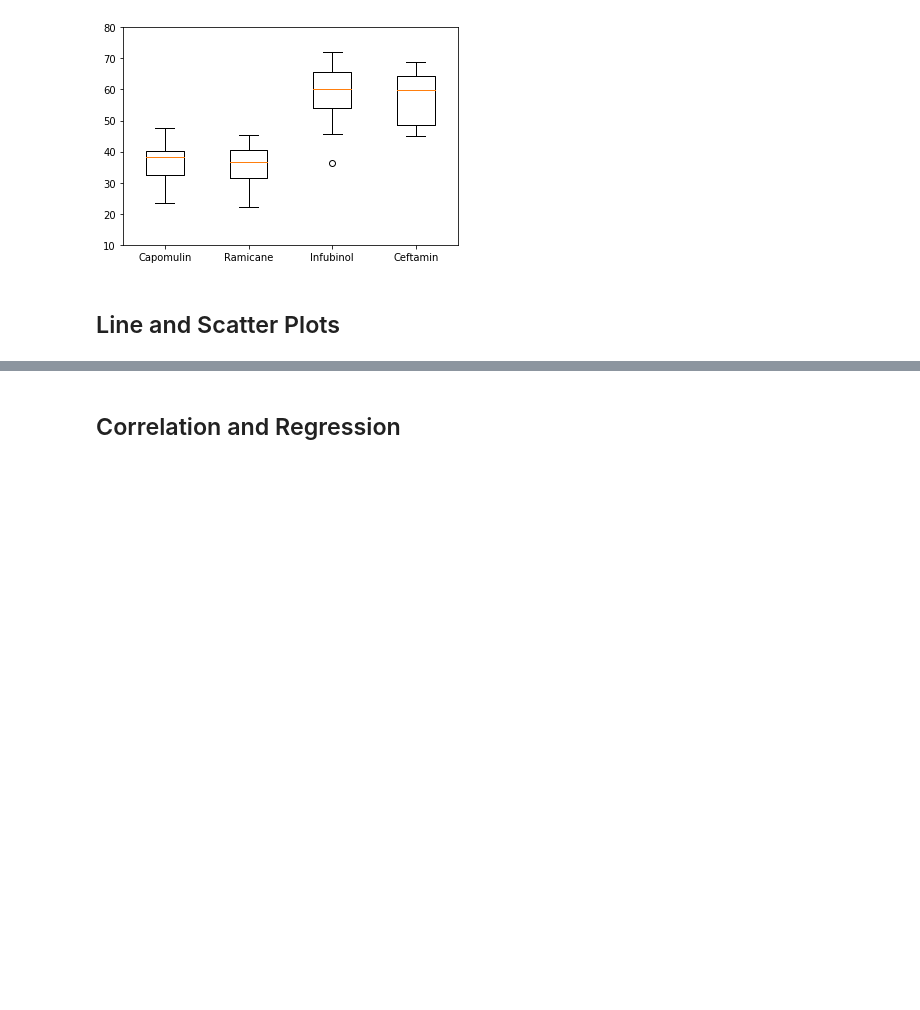
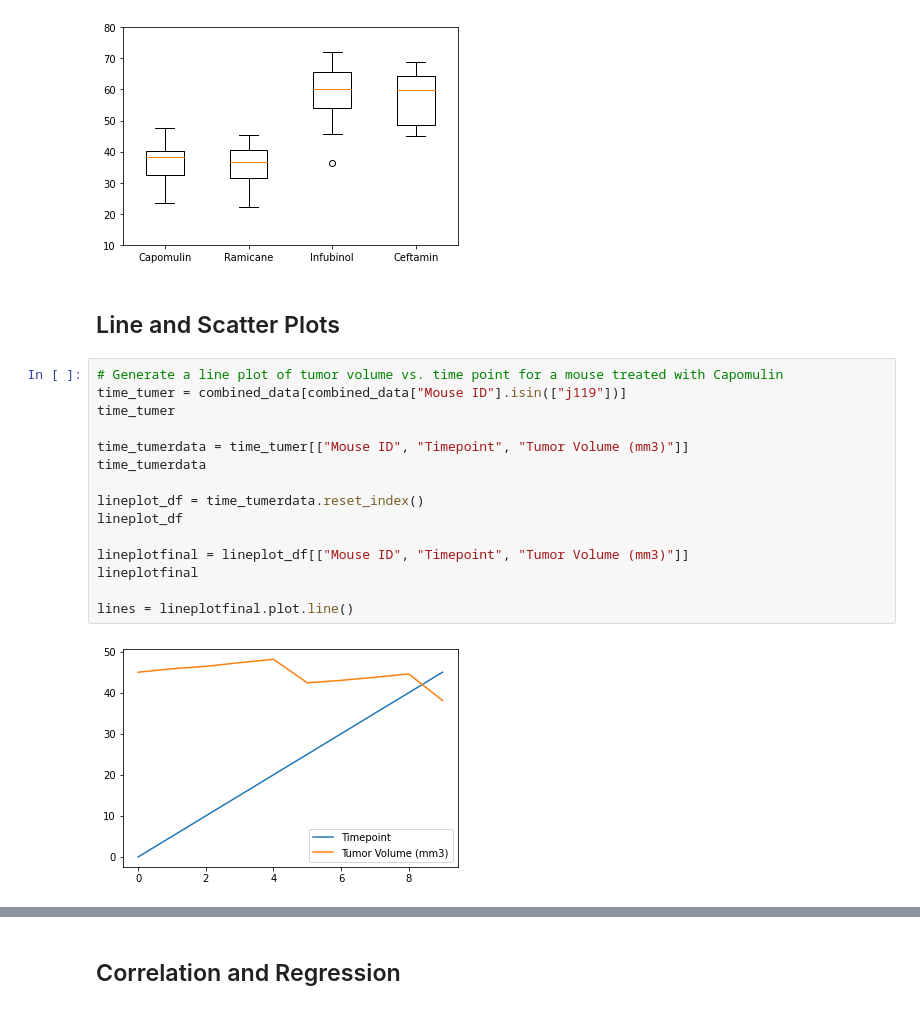
Before and after one commit to DeJuanHall/Matplotlib-Homework---The-Power-of-Plots, a Jupyter notebook: 05-Matplotlib/Instructions/Pymaceuticals/pymaceuticals_starter.ipynb, the cells around one changed output, grey strips where cells are left out. Saved outputs shown, nothing was run; the diff lists cells and outputs as text; blank space fills up the shorter version.

Commit message:
Homework Final Scatter Plot graphs added

```diff
--- a/05-Matplotlib/Instructions/Pymaceuticals/pymaceuticals_starter.ipynb
+++ b/05-Matplotlib/Instructions/Pymaceuticals/pymaceuticals_starter.ipynb
@@ -236,4 +236,21 @@ plt.show()
 [figure]
 # %% [markdown]
 ## Line and Scatter Plots
+# %%
+# Generate a line plot of tumor volume vs. time point for a mouse treated with Capomulin
+time_tumer = combined_data[combined_data["Mouse ID"].isin(["j119"])]
+time_tumer
+
+time_tumerdata = time_tumer[["Mouse ID", "Timepoint", "Tumor Volume (mm3)"]]
+time_tumerdata
+
+lineplot_df = time_tumerdata.reset_index()
+lineplot_df
+
+lineplotfinal = lineplot_df[["Mouse ID", "Timepoint", "Tumor Volume (mm3)"]]
+lineplotfinal
+
+lines = lineplotfinal.plot.line()
+# %% [output]
+[figure, added]
 # %%
```
Also changed, not shown: parts of 8 cells of this notebook.
